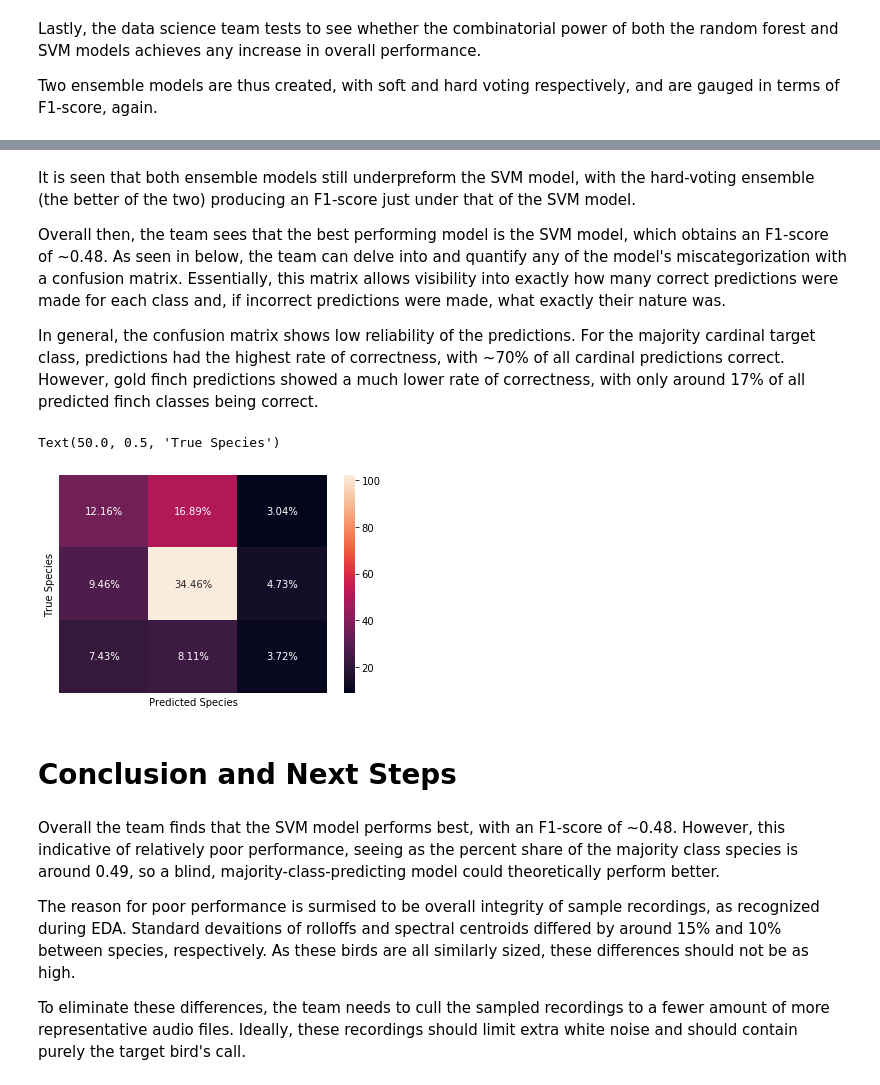
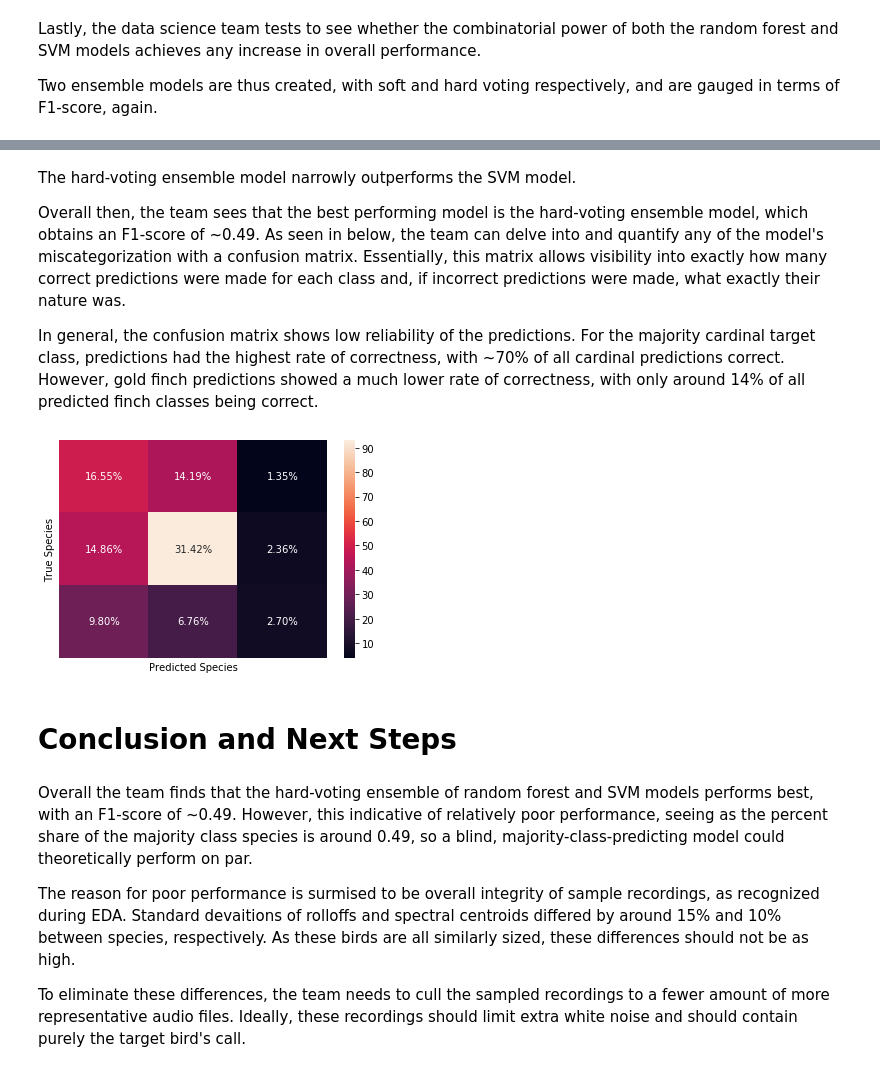
Before and after one commit to benspils/BirdBible, a Jupyter notebook: BirdBible.ipynb, the cells around one changed output, grey strips where cells are left out. Drawn from its saved outputs; the diff is of its cells as text; code cells hidden in the pictures.

Commit message:
n_estimator update

```diff
--- a/BirdBible.ipynb
+++ b/BirdBible.ipynb
@@ -433,3 +435,7 @@ Text(0.5, 1.0, 'Standard Deviations of Rolloffs')
 ## Train Test Split
 # %% [markdown]
 For model creation, the data science team uses the constructed dataframe to create training and testing partitions. Bird species is defined as the model target, whereas all other six audio characteristics are defined as model features.
+# %%
+df=pd.read_csv('bird_csv-Copy1')
+df=df.drop(columns=['Unnamed: 0'])
+df.head()
@@ -645,0 +737,24 @@ grid_tree.best_params_
+# %%
+# Random forest parameters are set up to be evaluated
+
+param_grid = {
+    'criterion': ['gini'],
+    'max_depth': [13],
+    'min_samples_split': [2],
+    'min_samples_leaf': [5],
+    'min_weight_fraction_leaf': [0],
+    'max_features': ['auto'],
+    'min_impurity_decrease': [0],
+    'min_impurity_split': [0.1],
+    'bootstrap': [False],
+    'n_estimators': [450, 475, 500, 550, 575]
+    }
+
+# Grid search is executed with F1 as scoring method
+
+grid_tree=GridSearchCV(RandomForestClassifier(random_state=1), param_grid, cv=5, scoring='f1_weighted', verbose=1, n_jobs=-1)
+
+# Decision tree model is fit to data set and optimal parameters are found
+
+grid_tree.fit(X_train, y_train)
+grid_tree.best_params_
@@ -656,6 +785,7 @@ rfc = RandomForestClassifier(bootstrap=True, class_weight='balanced',
                                               min_samples_leaf=5,
                                               min_samples_split=2,
                                               min_weight_fraction_leaf=0,
+                                              n_estimators=500,
                                               random_state=1)
 
 # Fit random forest model to training data
@@ -856,30 +986,29 @@ print(vc1_f1, vc2_f1)
 # %% [markdown]
-It is seen that both ensemble models still underpreform the SVM model, with the hard-voting ensemble (the better of the two) producing an F1-score just under that of the SVM model.
+The hard-voting ensemble model narrowly outperforms the SVM model.
 
-Overall then, the team sees that the best performing model is the SVM model, which obtains an F1-score of ~0.48. As seen in below, the team can delve into and quantify any of the model's miscategorization with a confusion matrix. Essentially, this matrix allows visibility into exactly how many correct predictions were made for each class and, if incorrect predictions were made, what exactly their nature was.
+Overall then, the team sees that the best performing model is the hard-voting ensemble model, which obtains an F1-score of ~0.49. As seen in below, the team can delve into and quantify any of the model's miscategorization with a confusion matrix. Essentially, this matrix allows visibility into exactly how many correct predictions were made for each class and, if incorrect predictions were made, what exactly their nature was.
 
-In general, the confusion matrix shows low reliability of the predictions. For the majority cardinal target class, predictions had the highest rate of correctness, with ~70% of all cardinal predictions correct. However, gold finch predictions showed a much lower rate of correctness, with only around 17% of all predicted finch classes being correct.
+In general, the confusion matrix shows low reliability of the predictions. For the majority cardinal target class, predictions had the highest rate of correctness, with ~70% of all cardinal predictions correct. However, gold finch predictions showed a much lower rate of correctness, with only around 14% of all predicted finch classes being correct.
 # %%
 # Create SVM confusion matrix
-cf_matrix=confusion_matrix(y_test, svm_preds)
+cf_matrix=confusion_matrix(y_test, vc2_preds)
 
 # Display percentages for each prediction type for all classes
 label_percentages = ['{0:.2%}'.format(value) for value in
                      cf_matrix.flatten()/np.sum(cf_matrix)]
 
 labels = np.asarray(label_percentages).reshape(3,3)
 
 # Display heat map
 sns.heatmap(cf_matrix, annot=labels, fmt='', xticklabels=False, yticklabels=False)
 plt.xlabel("Predicted Species")
 plt.ylabel("True Species")
 # %% [output]
-Text(50.0, 0.5, 'True Species')
-[figure, old version]
+[figure, new version]
 # %% [markdown]
 # Conclusion and Next Steps
 # %% [markdown]
-Overall the team finds that the SVM model performs best, with an F1-score of ~0.48. However, this indicative of relatively poor performance, seeing as the percent share of the majority class species is around 0.49, so a blind, majority-class-predicting model could theoretically perform better.
+Overall the team finds that the hard-voting ensemble of random forest and SVM models performs best, with an F1-score of ~0.49. However, this indicative of relatively poor performance, seeing as the percent share of the majority class species is around 0.49, so a blind, majority-class-predicting model could theoretically perform on par.
 
 The reason for poor performance is surmised to be overall integrity of sample recordings, as recognized during EDA. Standard devaitions of rolloffs and spectral centroids differed by around 15% and 10% between species, respectively. As these birds are all similarly sized, these differences should not be as high.
 
```
Also changed, not shown: parts of 9 cells of this notebook, 1 other file.
